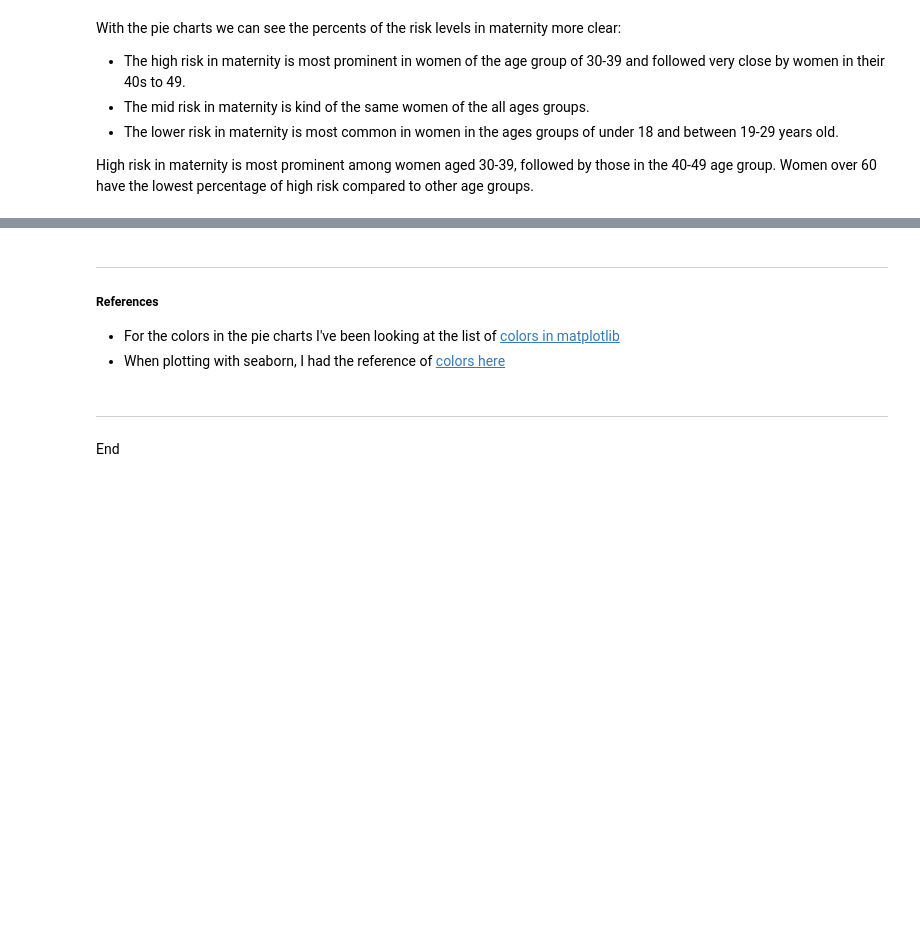
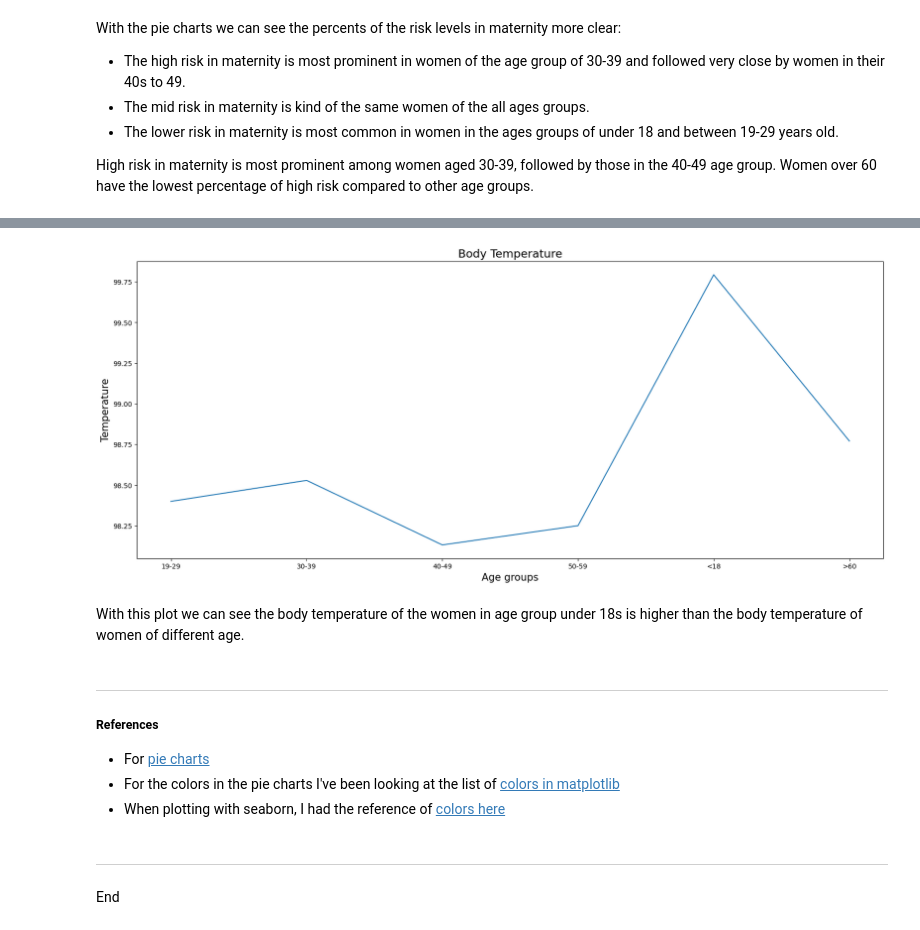
Before and after one commit to Jennyicano/PFDA, a Jupyter notebook: pfda_project/big_project.ipynb, the cells around one changed output, grey strips where cells are left out. Cells and saved outputs as stored; diff of their text form; code cells hidden in the pictures; blank space fills up the shorter version.

Commit message:
adding the plot about the body temperature by age groups

```diff
--- a/pfda_project/big_project.ipynb
+++ b/pfda_project/big_project.ipynb
@@ -244,7 +254,24 @@ High risk in maternity is most prominent among women aged 30-39, followed by tho
+# %%
+# Looking at the mean temperature of each age group in the dataset.
+
+fig, ax = plt.subplots(figsize=(20, 8))
+df.groupby(['Age_Group'])['BodyTemp'].mean().plot(ax=ax)
+ax.set(title="Body Temperature", xlabel="age groups", ylabel="Body Temperature")
+ax.title.set_fontsize(17)
+ax.xaxis.label.set_color('black')
+ax.yaxis.label.set_color('black')
+plt.xlabel("Age groups", fontsize=15, color='black')
+plt.ylabel("Temperature", fontsize=15, color='black')
+plt.show()
+# %% [output]
+[figure, added]
+# %% [markdown]
+With this plot we can see the body temperature of the women in age group under 18s is higher than the body temperature of women of different age.
 # %% [markdown]
 ************
 ##### References
 
+- For [pie charts](https://matplotlib.org/stable/gallery/pie_and_polar_charts/pie_features.html#sphx-glr-gallery-pie-and-polar-charts-pie-features-py)
 - For the colors in the pie charts I've been looking at the list of [colors in matplotlib](https://matplotlib.org/stable/gallery/color/named_colors.html)
 - When plotting with seaborn, I had the reference of [colors here](https://seaborn.pydata.org/generated/seaborn.color_palette.html#seaborn.color_palette)
 # %% [markdown]
```
Also changed, not shown: parts of 1 cell of this notebook.
